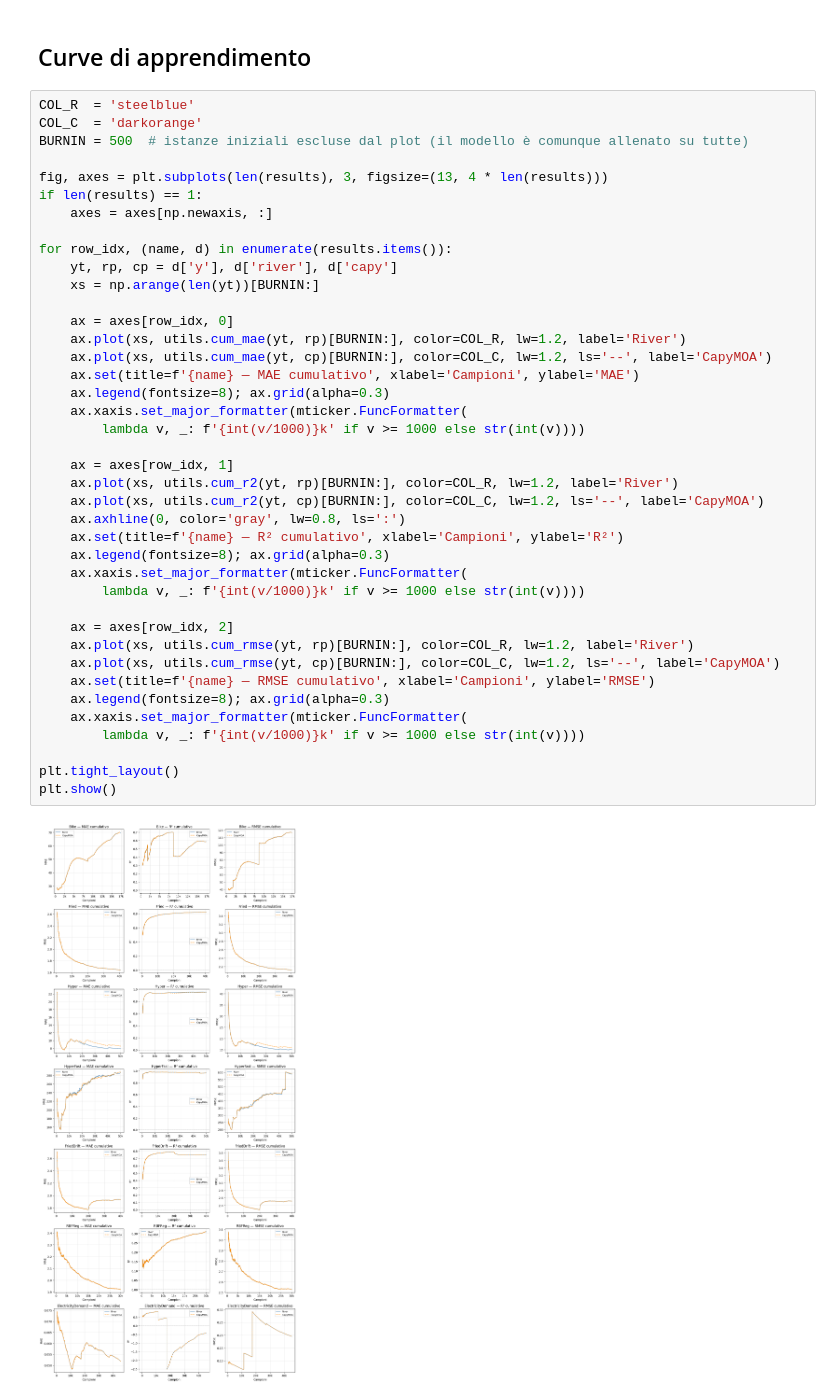
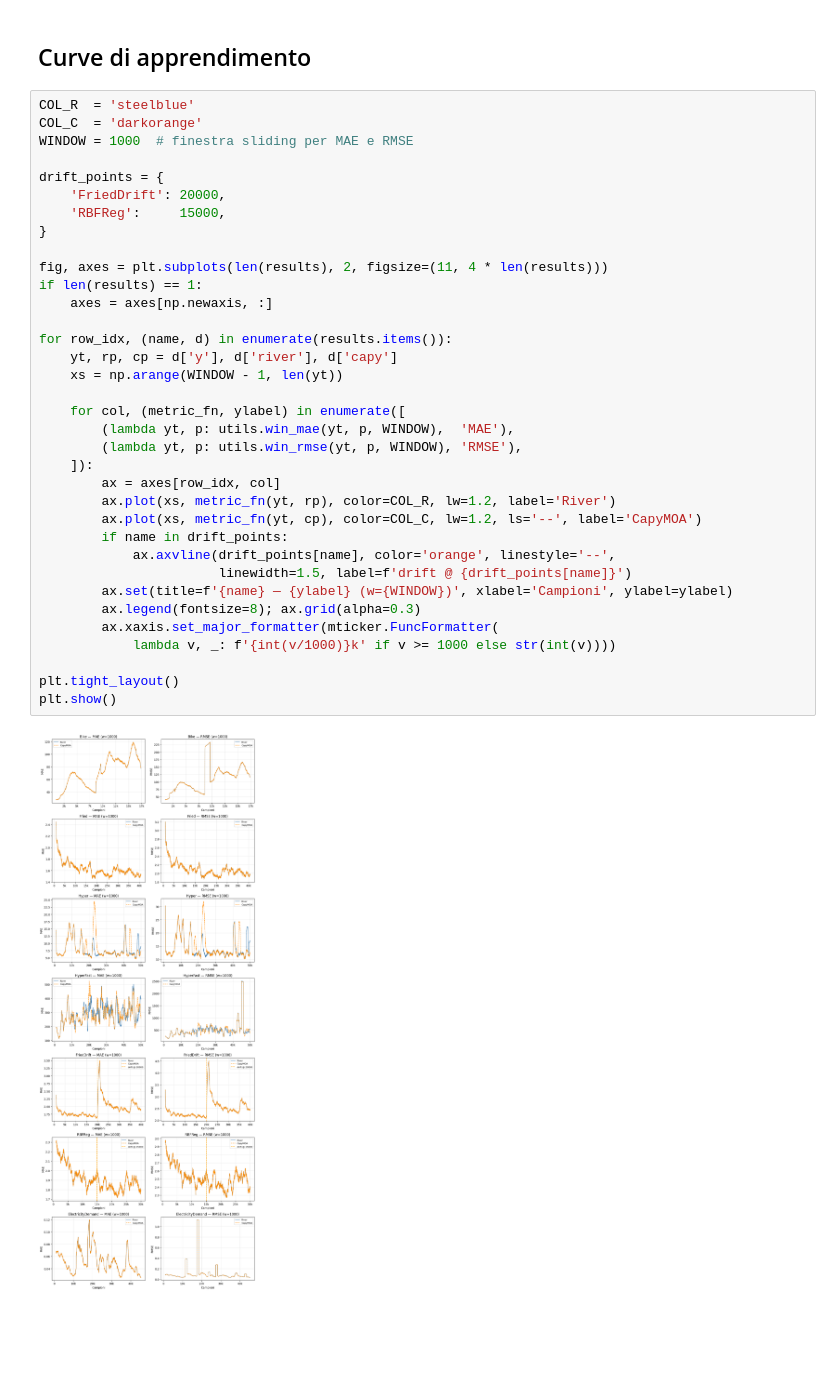
Before and after one commit to Streaming-Data-Analytics/2025-2026_Regression-Models-in-CapyMOA, a Jupyter notebook: andrea_zhang/experiments/hatr-full-datasets.ipynb, the cells around one changed output. Cells and saved outputs as stored; diff of their text form; blank space fills up the shorter version.

```diff
--- a/andrea_zhang/experiments/hatr-full-datasets.ipynb
+++ b/andrea_zhang/experiments/hatr-full-datasets.ipynb
@@ -403,42 +403,37 @@ ElectricityDemand River      45312    0.0517    0.1949  -0.4233
 # %%
 COL_R  = 'steelblue'
 COL_C  = 'darkorange'
-BURNIN = 500  # istanze iniziali escluse dal plot (il modello è comunque allenato su tutte)
+WINDOW = 1000  # finestra sliding per MAE e RMSE
 
-fig, axes = plt.subplots(len(results), 3, figsize=(13, 4 * len(results)))
+drift_points = {
+    'FriedDrift': 20000,
+    'RBFReg':     15000,
+}
+
+fig, axes = plt.subplots(len(results), 2, figsize=(11, 4 * len(results)))
 if len(results) == 1:
     axes = axes[np.newaxis, :]
 
 for row_idx, (name, d) in enumerate(results.items()):
     yt, rp, cp = d['y'], d['river'], d['capy']
-    xs = np.arange(len(yt))[BURNIN:]
+    xs = np.arange(WINDOW - 1, len(yt))
 
-    ax = axes[row_idx, 0]
-    ax.plot(xs, utils.cum_mae(yt, rp)[BURNIN:], color=COL_R, lw=1.2, label='River')
-    ax.plot(xs, utils.cum_mae(yt, cp)[BURNIN:], color=COL_C, lw=1.2, ls='--', label='CapyMOA')
-    ax.set(title=f'{name} — MAE cumulativo', xlabel='Campioni', ylabel='MAE')
-    ax.legend(fontsize=8); ax.grid(alpha=0.3)
-    ax.xaxis.set_major_formatter(mticker.FuncFormatter(
-        lambda v, _: f'{int(v/1000)}k' if v >= 1000 else str(int(v))))
-
-    ax = axes[row_idx, 1]
-    ax.plot(xs, utils.cum_r2(yt, rp)[BURNIN:], color=COL_R, lw=1.2, label='River')
-    ax.plot(xs, utils.cum_r2(yt, cp)[BURNIN:], color=COL_C, lw=1.2, ls='--', label='CapyMOA')
-    ax.axhline(0, color='gray', lw=0.8, ls=':')
-    ax.set(title=f'{name} — R² cumulativo', xlabel='Campioni', ylabel='R²')
-    ax.legend(fontsize=8); ax.grid(alpha=0.3)
-    ax.xaxis.set_major_formatter(mticker.FuncFormatter(
-        lambda v, _: f'{int(v/1000)}k' if v >= 1000 else str(int(v))))
-
-    ax = axes[row_idx, 2]
-    ax.plot(xs, utils.cum_rmse(yt, rp)[BURNIN:], color=COL_R, lw=1.2, label='River')
-    ax.plot(xs, utils.cum_rmse(yt, cp)[BURNIN:], color=COL_C, lw=1.2, ls='--', label='CapyMOA')
-    ax.set(title=f'{name} — RMSE cumulativo', xlabel='Campioni', ylabel='RMSE')
-    ax.legend(fontsize=8); ax.grid(alpha=0.3)
-    ax.xaxis.set_major_formatter(mticker.FuncFormatter(
-        lambda v, _: f'{int(v/1000)}k' if v >= 1000 else str(int(v))))
+    for col, (metric_fn, ylabel) in enumerate([
+        (lambda yt, p: utils.win_mae(yt, p, WINDOW),  'MAE'),
+        (lambda yt, p: utils.win_rmse(yt, p, WINDOW), 'RMSE'),
+    ]):
+        ax = axes[row_idx, col]
+        ax.plot(xs, metric_fn(yt, rp), color=COL_R, lw=1.2, label='River')
+        ax.plot(xs, metric_fn(yt, cp), color=COL_C, lw=1.2, ls='--', label='CapyMOA')
+        if name in drift_points:
+            ax.axvline(drift_points[name], color='orange', linestyle='--',
+                       linewidth=1.5, label=f'drift @ {drift_points[name]}')
+        ax.set(title=f'{name} — {ylabel} (w={WINDOW})', xlabel='Campioni', ylabel=ylabel)
+        ax.legend(fontsize=8); ax.grid(alpha=0.3)
+        ax.xaxis.set_major_formatter(mticker.FuncFormatter(
+            lambda v, _: f'{int(v/1000)}k' if v >= 1000 else str(int(v))))
 
 plt.tight_layout()
 plt.show()
 # %% [output]
-[figure, old version]
+[figure, new version]
```
Also changed, not shown: parts of 1 cell of this notebook, 7 other files.
